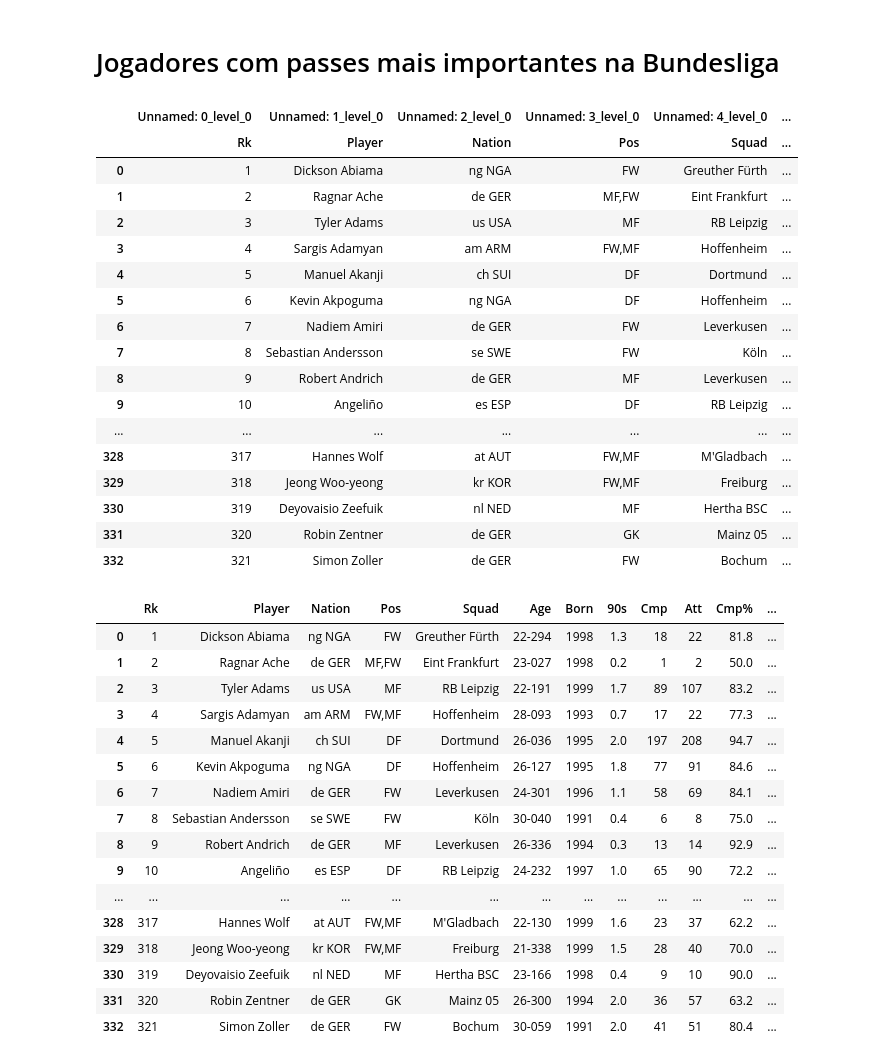
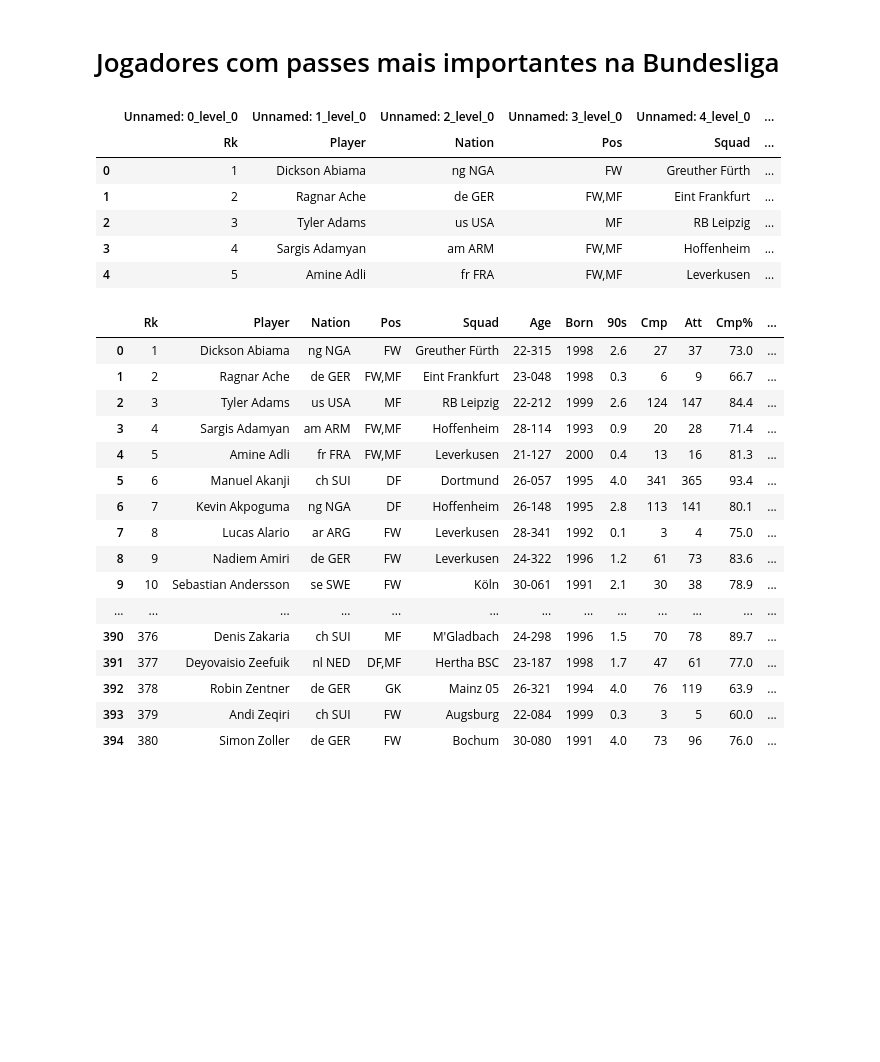
Before and after one commit to guilhermefrrr/portfolio, a Jupyter notebook: scatter plot.ipynb, the cells around one changed output. Drawn from its saved outputs; the diff is of its cells as text; code cells hidden in the pictures; blank space fills up the shorter version.

```diff
--- a/scatter plot.ipynb
+++ b/scatter plot.ipynb
@@ -11,32 +11,22 @@ pd.options.display.max_columns = 2000
 #df = pd.read_html('https://fbref.com/en/share/j5J5P')[0]
 
 # Temporada 2021/22
-df = pd.read_html('https://fbref.com/en/share/AO9Wu')[0] # rodada 2
+#df = pd.read_html('https://fbref.com/en/share/AO9Wu')[0] # rodada 2
 #df = pd.read_html('https://fbref.com/en/share/sX2eO')[0] # rodada 3
+df = pd.read_html('https://fbref.com/en/share/5Xhlo')[0] # rodada 4
 # %%
 # As tabelas do FBref em html vem com dois problemas que precisam ser resolvidos:
 # 1) O cabeçalho multidimensional, que dificulta a análise exploratória e a criação de visualizações
 # 2) A repetição do cabeçalho ao longo do data frame (1º na 25ª linha, e depois a cada 26 linhas)
-df
+df.head()
 # %% [output]
 |  | Unnamed: 0_level_0 | Unnamed: 1_level_0 | Unnamed: 2_level_0 | Unnamed: 3_level_0 | Unnamed: 4_level_0 | ... |
 |  | Rk | Player | Nation | Pos | Squad | ... |
 | 0 | 1 | Dickson Abiama | ng NGA | FW | Greuther Fürth | ... |
-| 1 | 2 | Ragnar Ache | de GER | MF,FW | Eint Frankfurt | ... |
+| 1 | 2 | Ragnar Ache | de GER | FW,MF | Eint Frankfurt | ... |
 | 2 | 3 | Tyler Adams | us USA | MF | RB Leipzig | ... |
 | 3 | 4 | Sargis Adamyan | am ARM | FW,MF | Hoffenheim | ... |
-| 4 | 5 | Manuel Akanji | ch SUI | DF | Dortmund | ... |
-| 5 | 6 | Kevin Akpoguma | ng NGA | DF | Hoffenheim | ... |
-| 6 | 7 | Nadiem Amiri | de GER | FW | Leverkusen | ... |
-| 7 | 8 | Sebastian Andersson | se SWE | FW | Köln | ... |
-| 8 | 9 | Robert Andrich | de GER | MF | Leverkusen | ... |
-| 9 | 10 | Angeliño | es ESP | DF | RB Leipzig | ... |
-| ... | ... | ... | ... | ... | ... | ... |
-| 328 | 317 | Hannes Wolf | at AUT | FW,MF | M'Gladbach | ... |
-| 329 | 318 | Jeong Woo-yeong | kr KOR | FW,MF | Freiburg | ... |
-| 330 | 319 | Deyovaisio Zeefuik | nl NED | MF | Hertha BSC | ... |
-| 331 | 320 | Robin Zentner | de GER | GK | Mainz 05 | ... |
-| 332 | 321 | Simon Zoller | de GER | FW | Bochum | ... |
+| 4 | 5 | Amine Adli | fr FRA | FW,MF | Leverkusen | ... |
 # %%
 # "Limpando" a tabela
 
@@ -54,22 +44,22 @@ while (25 + (26 * x)) < len(df):
 df
 # %% [output]
 |  | Rk | Player | Nation | Pos | Squad | Age | Born | 90s | Cmp | Att | Cmp% | ... |
-| 0 | 1 | Dickson Abiama | ng NGA | FW | Greuther Fürth | 22-294 | 1998 | 1.3 | 18 | 22 | 81.8 | ... |
-| 1 | 2 | Ragnar Ache | de GER | MF,FW | Eint Frankfurt | 23-027 | 1998 | 0.2 | 1 | 2 | 50.0 | ... |
-| 2 | 3 | Tyler Adams | us USA | MF | RB Leipzig | 22-191 | 1999 | 1.7 | 89 | 107 | 83.2 | ... |
-| 3 | 4 | Sargis Adamyan | am ARM | FW,MF | Hoffenheim | 28-093 | 1993 | 0.7 | 17 | 22 | 77.3 | ... |
-| 4 | 5 | Manuel Akanji | ch SUI | DF | Dortmund | 26-036 | 1995 | 2.0 | 197 | 208 | 94.7 | ... |
-| 5 | 6 | Kevin Akpoguma | ng NGA | DF | Hoffenheim | 26-127 | 1995 | 1.8 | 77 | 91 | 84.6 | ... |
-| 6 | 7 | Nadiem Amiri | de GER | FW | Leverkusen | 24-301 | 1996 | 1.1 | 58 | 69 | 84.1 | ... |
-| 7 | 8 | Sebastian Andersson | se SWE | FW | Köln | 30-040 | 1991 | 0.4 | 6 | 8 | 75.0 | ... |
-| 8 | 9 | Robert Andrich | de GER | MF | Leverkusen | 26-336 | 1994 | 0.3 | 13 | 14 | 92.9 | ... |
-| 9 | 10 | Angeliño | es ESP | DF | RB Leipzig | 24-232 | 1997 | 1.0 | 65 | 90 | 72.2 | ... |
+| 0 | 1 | Dickson Abiama | ng NGA | FW | Greuther Fürth | 22-315 | 1998 | 2.6 | 27 | 37 | 73.0 | ... |
+| 1 | 2 | Ragnar Ache | de GER | FW,MF | Eint Frankfurt | 23-048 | 1998 | 0.3 | 6 | 9 | 66.7 | ... |
+| 2 | 3 | Tyler Adams | us USA | MF | RB Leipzig | 22-212 | 1999 | 2.6 | 124 | 147 | 84.4 | ... |
+| 3 | 4 | Sargis Adamyan | am ARM | FW,MF | Hoffenheim | 28-114 | 1993 | 0.9 | 20 | 28 | 71.4 | ... |
+| 4 | 5 | Amine Adli | fr FRA | FW,MF | Leverkusen | 21-127 | 2000 | 0.4 | 13 | 16 | 81.3 | ... |
+| 5 | 6 | Manuel Akanji | ch SUI | DF | Dortmund | 26-057 | 1995 | 4.0 | 341 | 365 | 93.4 | ... |
+| 6 | 7 | Kevin Akpoguma | ng NGA | DF | Hoffenheim | 26-148 | 1995 | 2.8 | 113 | 141 | 80.1 | ... |
+| 7 | 8 | Lucas Alario | ar ARG | FW | Leverkusen | 28-341 | 1992 | 0.1 | 3 | 4 | 75.0 | ... |
+| 8 | 9 | Nadiem Amiri | de GER | FW | Leverkusen | 24-322 | 1996 | 1.2 | 61 | 73 | 83.6 | ... |
+| 9 | 10 | Sebastian Andersson | se SWE | FW | Köln | 30-061 | 1991 | 2.1 | 30 | 38 | 78.9 | ... |
 | ... | ... | ... | ... | ... | ... | ... | ... | ... | ... | ... | ... | ... |
-| 328 | 317 | Hannes Wolf | at AUT | FW,MF | M'Gladbach | 22-130 | 1999 | 1.6 | 23 | 37 | 62.2 | ... |
-| 329 | 318 | Jeong Woo-yeong | kr KOR | FW,MF | Freiburg | 21-338 | 1999 | 1.5 | 28 | 40 | 70.0 | ... |
-| 330 | 319 | Deyovaisio Zeefuik | nl NED | MF | Hertha BSC | 23-166 | 1998 | 0.4 | 9 | 10 | 90.0 | ... |
-| 331 | 320 | Robin Zentner | de GER | GK | Mainz 05 | 26-300 | 1994 | 2.0 | 36 | 57 | 63.2 | ... |
-| 332 | 321 | Simon Zoller | de GER | FW | Bochum | 30-059 | 1991 | 2.0 | 41 | 51 | 80.4 | ... |
+| 390 | 376 | Denis Zakaria | ch SUI | MF | M'Gladbach | 24-298 | 1996 | 1.5 | 70 | 78 | 89.7 | ... |
+| 391 | 377 | Deyovaisio Zeefuik | nl NED | DF,MF | Hertha BSC | 23-187 | 1998 | 1.7 | 47 | 61 | 77.0 | ... |
+| 392 | 378 | Robin Zentner | de GER | GK | Mainz 05 | 26-321 | 1994 | 4.0 | 76 | 119 | 63.9 | ... |
+| 393 | 379 | Andi Zeqiri | ch SUI | FW | Augsburg | 22-084 | 1999 | 0.3 | 3 | 5 | 60.0 | ... |
+| 394 | 380 | Simon Zoller | de GER | FW | Bochum | 30-080 | 1991 | 4.0 | 73 | 96 | 76.0 | ... |
 # %%
 df.info()
 # %% [output]
```
Also changed, not shown: parts of 8 cells of this notebook.
